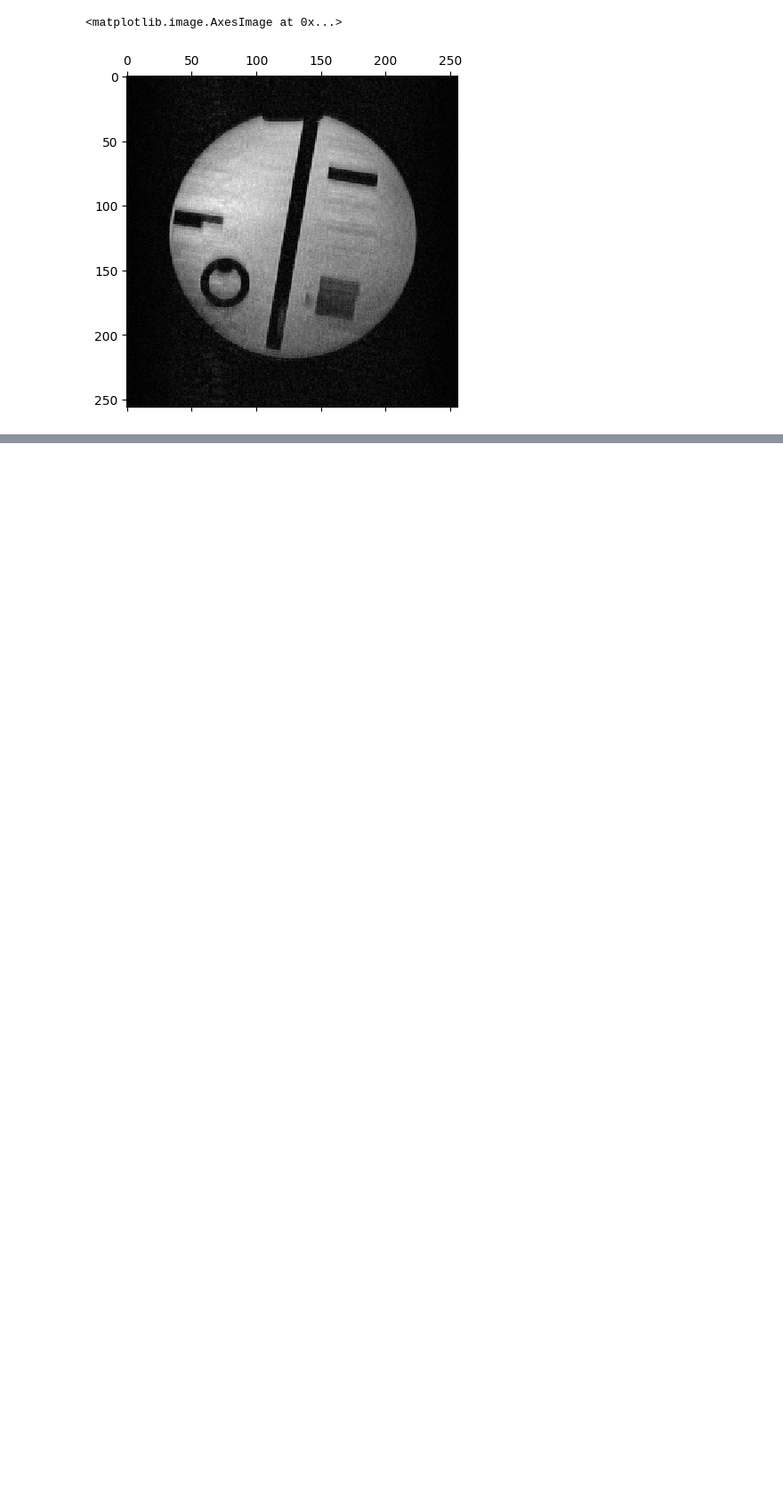
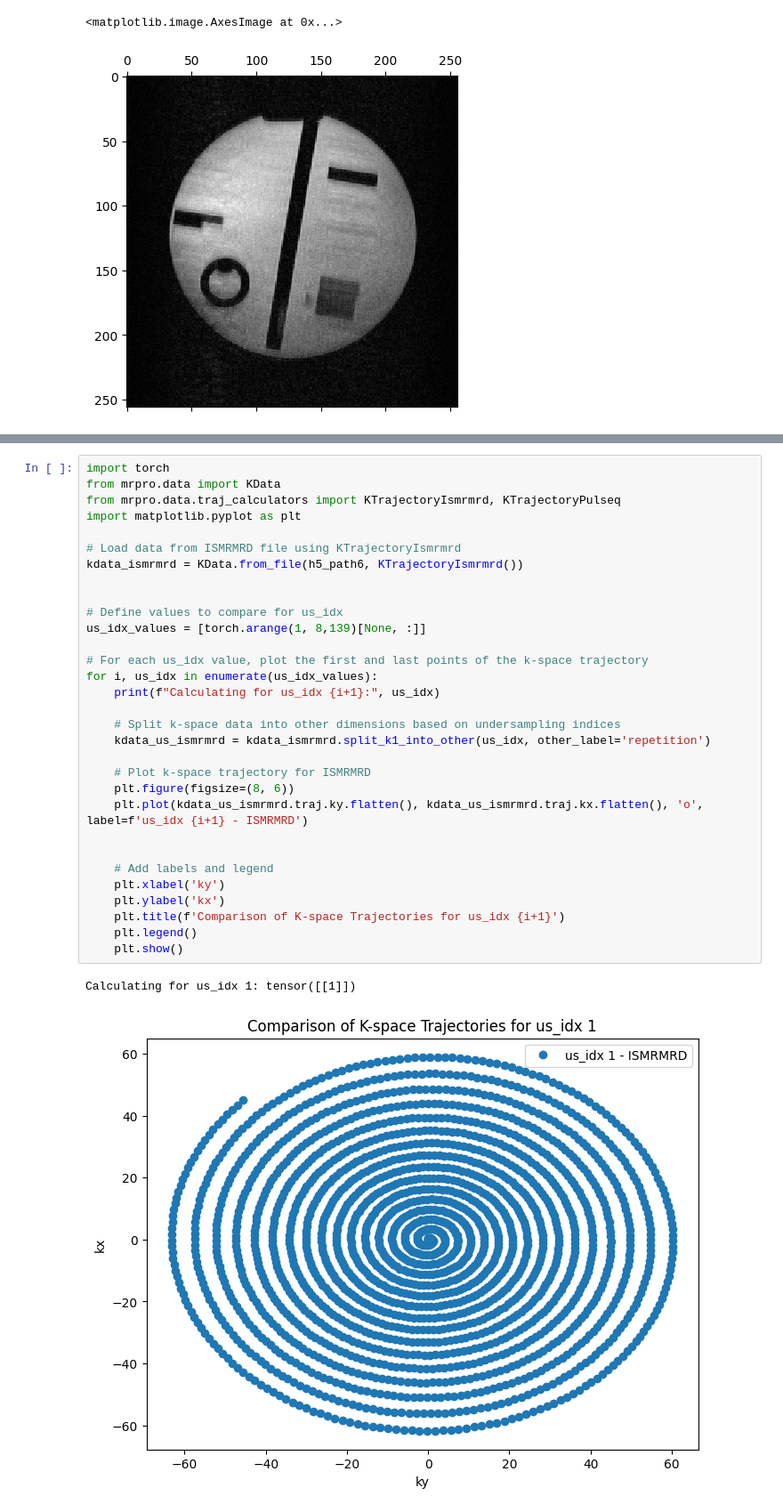
Before and after one commit to PTB-MR/mrpro, a Jupyter notebook: examples/Test.ipynb, the cells around one changed output, grey strips where cells are left out. Shown at 89% size. Drawn from its saved outputs; the diff is of its cells as text; blank space fills up the shorter version.

```diff
--- a/examples/Test.ipynb
+++ b/examples/Test.ipynb
@@ -312,0 +350,34 @@ plt.matshow(first_img, cmap='gray')
+# %%
+import torch
+from mrpro.data import KData
+from mrpro.data.traj_calculators import KTrajectoryIsmrmrd, KTrajectoryPulseq
+import matplotlib.pyplot as plt
+
+# Load data from ISMRMRD file using KTrajectoryIsmrmrd
+kdata_ismrmrd = KData.from_file(h5_path6, KTrajectoryIsmrmrd())
+
+
+# Define values to compare for us_idx
+us_idx_values = [torch.arange(1, 8,139)[None, :]]
+
+# For each us_idx value, plot the first and last points of the k-space trajectory
+for i, us_idx in enumerate(us_idx_values):
+    print(f"Calculating for us_idx {i+1}:", us_idx)
+
+    # Split k-space data into other dimensions based on undersampling indices
+    kdata_us_ismrmrd = kdata_ismrmrd.split_k1_into_other(us_idx, other_label='repetition')
+
+    # Plot k-space trajectory for ISMRMRD
+    plt.figure(figsize=(8, 6))
+    plt.plot(kdata_us_ismrmrd.traj.ky.flatten(), kdata_us_ismrmrd.traj.kx.flatten(), 'o', label=f'us_idx {i+1} - ISMRMRD')
+
+
+    # Add labels and legend
+    plt.xlabel('ky')
+    plt.ylabel('kx')
+    plt.title(f'Comparison of K-space Trajectories for us_idx {i+1}')
+    plt.legend()
+    plt.show()
+# %% [output]
+Calculating for us_idx 1: tensor([[1]])
+[figure, added]
```
Also changed, not shown: parts of 5 cells of this notebook, 2 other files.
